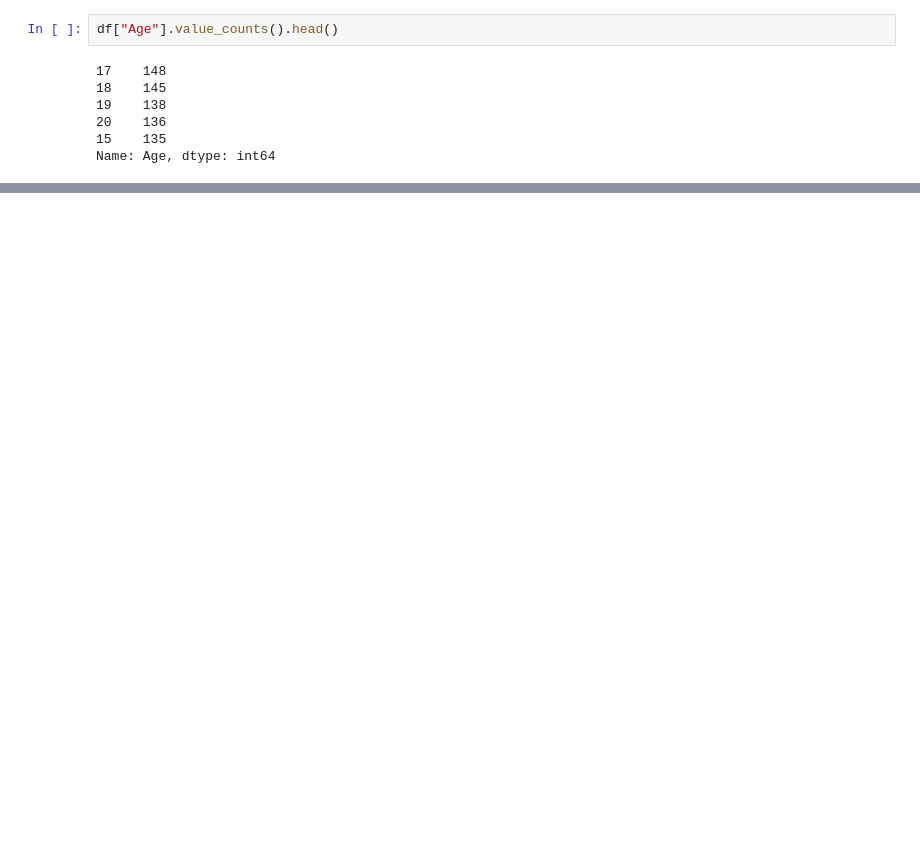
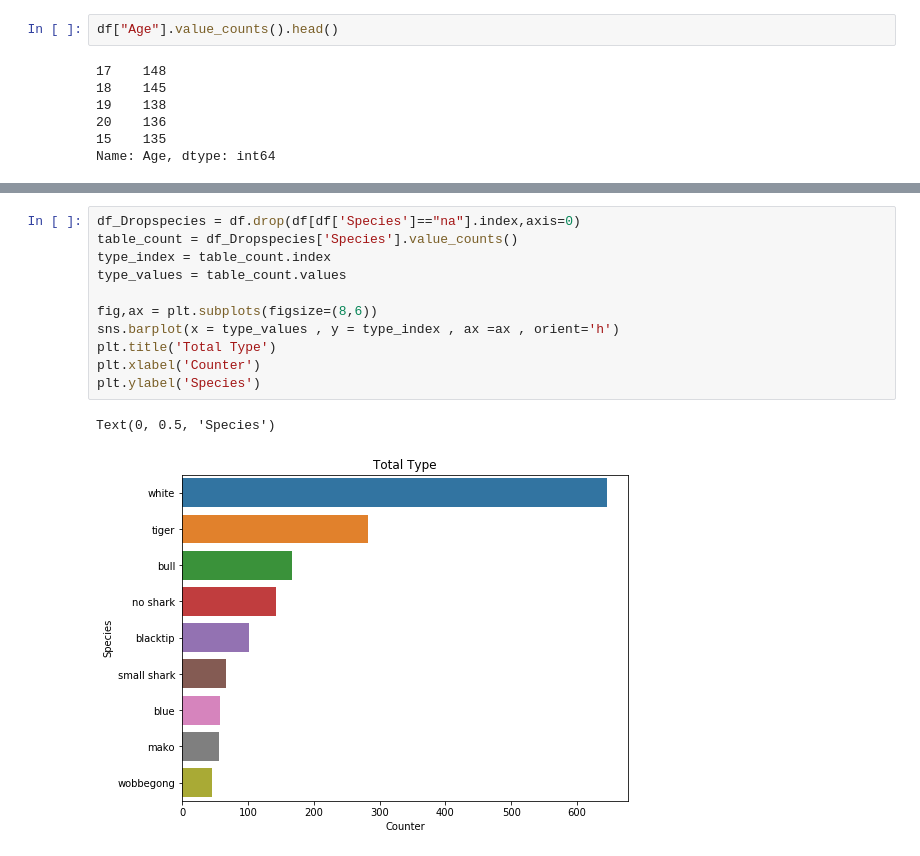
Before and after one commit to ironhack-datalabs/datamad0619, a Jupyter notebook: module-1/pandas-project/your-code/Untitled.ipynb, the cells around one changed output, grey strips where cells are left out. Saved outputs shown, nothing was run; the diff lists cells and outputs as text; blank space fills up the shorter version.

```diff
--- a/module-1/pandas-project/your-code/Untitled.ipynb
+++ b/module-1/pandas-project/your-code/Untitled.ipynb
@@ -410,0 +399,14 @@ df.head()
+# %%
+df_Dropspecies = df.drop(df[df['Species']=="na"].index,axis=0)
+table_count = df_Dropspecies['Species'].value_counts()
+type_index = table_count.index
+type_values = table_count.values
+
+fig,ax = plt.subplots(figsize=(8,6))
+sns.barplot(x = type_values , y = type_index , ax =ax , orient='h')
+plt.title('Total Type')
+plt.xlabel('Counter')
+plt.ylabel('Species')
+# %% [output]
+Text(0, 0.5, 'Species')
+[figure, added]
```
Also changed, not shown: parts of 30 cells of this notebook.
